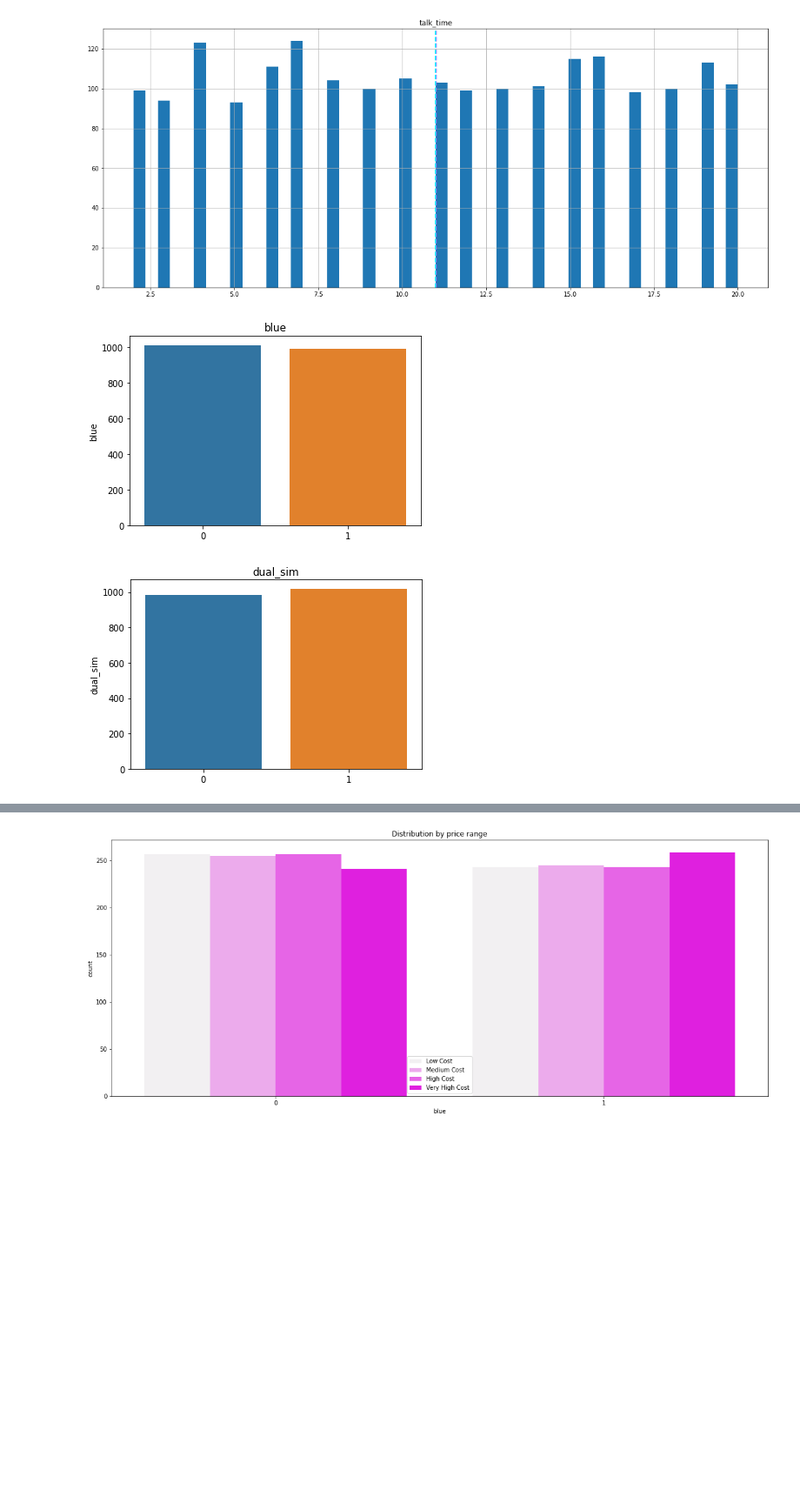
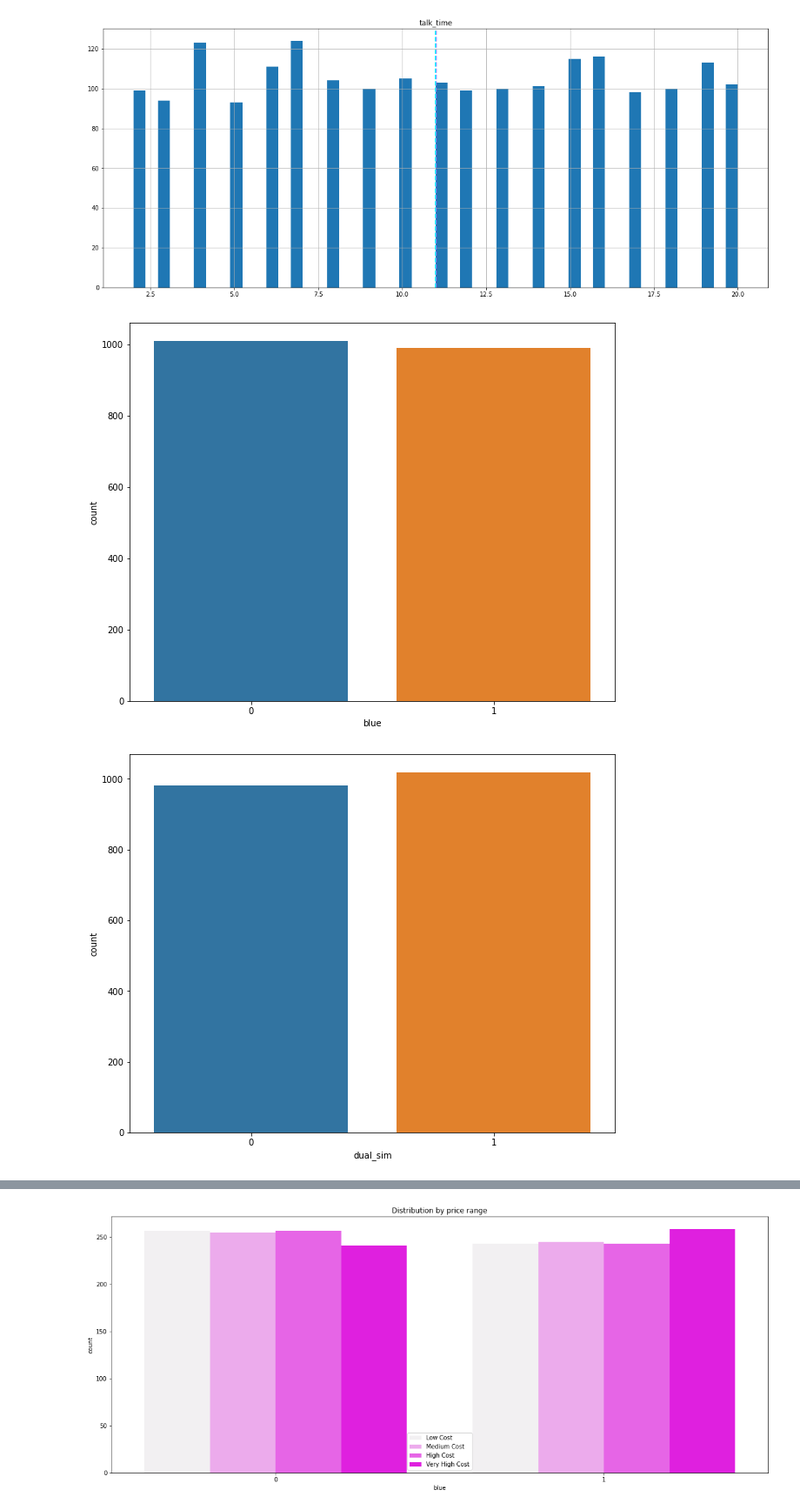
Before and after one commit to Shyam-S-Mishra/Shyam_S_Mishra_Supervised-ML_Capstone_Project_Classification, a Jupyter notebook: Shyam_Shubham_Mishra_Supervised_ML_Capstone_Project_Classification.ipynb, the cells around one changed output, grey strips where cells are left out. Shown: that part at 87% size. Drawn from its saved outputs; the diff is of its cells as text; code cells hidden in the pictures; blank space fills up the shorter version.

```diff
--- a/Shyam_Shubham_Mishra_Supervised_ML_Capstone_Project_Classification.ipynb
+++ b/Shyam_Shubham_Mishra_Supervised_ML_Capstone_Project_Classification.ipynb
@@ -313,9 +313,9 @@ plt.show()
 # %%
 # Visualizing the categorical independent variables
 
-for col in categorical_features :
-    sns.barplot(categorical_features[col].value_counts().index,categorical_features[col].value_counts()).set_title(col)
-    plt.show()
+for col in categorical_features:
+  fig = plt.figure(figsize=(10,8))
+  sns.countplot(x= dataset[col])
 # %% [output]
-[figure, old version]
+[figure, new version]
-[figure, old version]
+[figure, new version]
```
Also changed, not shown: parts of 14 cells of this notebook.
